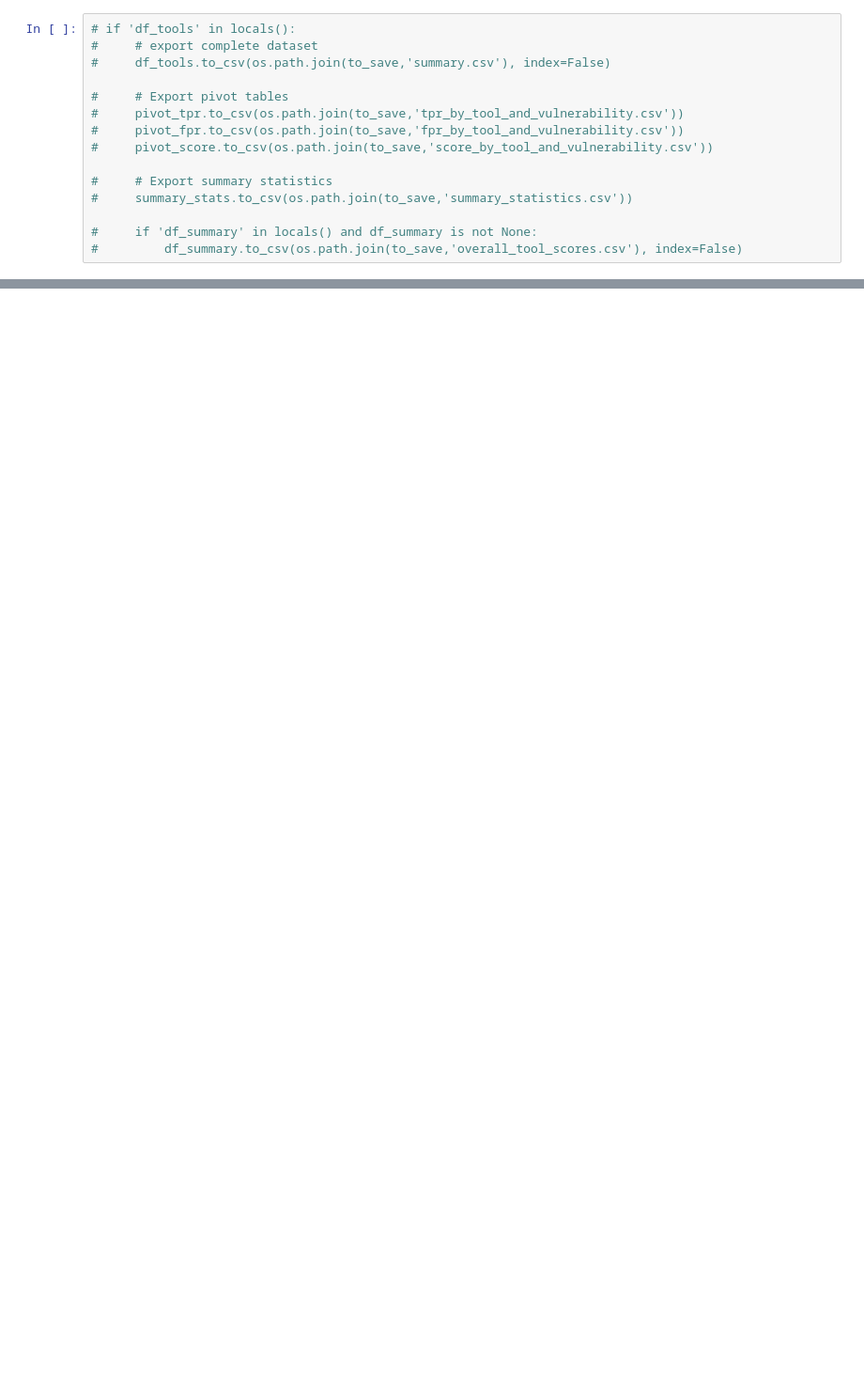
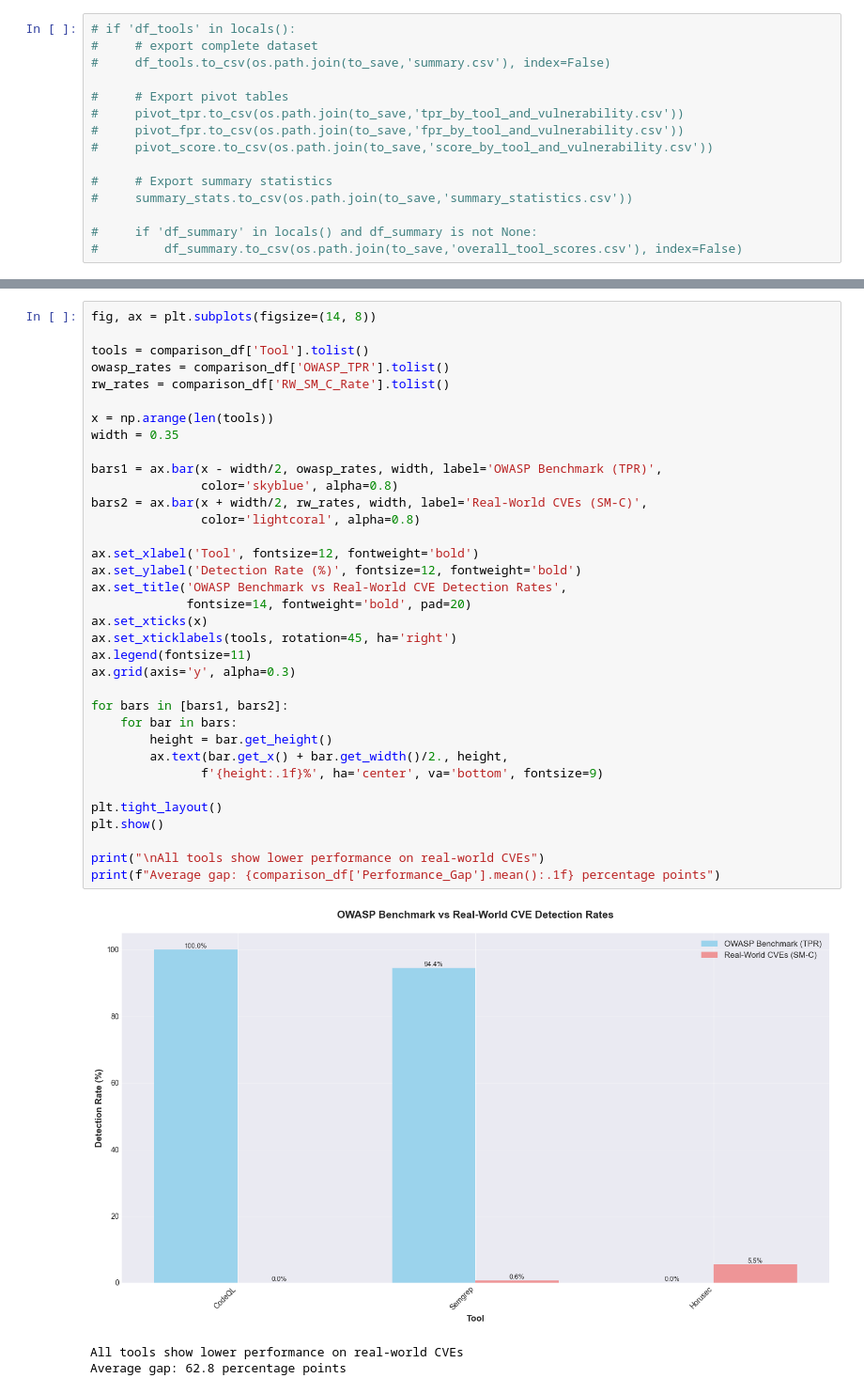
Before and after one commit to ibrahimssmalik/tool_analysis, a Jupyter notebook: sast_scorecard_analysis.ipynb, the cells around one changed output, grey strips where cells are left out. Shown at 94% size. Cells and saved outputs as stored; diff of their text form; blank space fills up the shorter version.

```diff
--- a/sast_scorecard_analysis.ipynb
+++ b/sast_scorecard_analysis.ipynb
@@ -642,0 +749,39 @@ plt.show()
+# %%
+fig, ax = plt.subplots(figsize=(14, 8))
+
+tools = comparison_df['Tool'].tolist()
+owasp_rates = comparison_df['OWASP_TPR'].tolist()
+rw_rates = comparison_df['RW_SM_C_Rate'].tolist()
+
+x = np.arange(len(tools))
+width = 0.35
+
+bars1 = ax.bar(x - width/2, owasp_rates, width, label='OWASP Benchmark (TPR)',
+               color='skyblue', alpha=0.8)
+bars2 = ax.bar(x + width/2, rw_rates, width, label='Real-World CVEs (SM-C)',
+               color='lightcoral', alpha=0.8)
+
+ax.set_xlabel('Tool', fontsize=12, fontweight='bold')
+ax.set_ylabel('Detection Rate (%)', fontsize=12, fontweight='bold')
+ax.set_title('OWASP Benchmark vs Real-World CVE Detection Rates',
+             fontsize=14, fontweight='bold', pad=20)
+ax.set_xticks(x)
+ax.set_xticklabels(tools, rotation=45, ha='right')
+ax.legend(fontsize=11)
+ax.grid(axis='y', alpha=0.3)
+
+for bars in [bars1, bars2]:
+    for bar in bars:
+        height = bar.get_height()
+        ax.text(bar.get_x() + bar.get_width()/2., height,
+               f'{height:.1f}%', ha='center', va='bottom', fontsize=9)
+
+plt.tight_layout()
+plt.show()
+
+print("\nAll tools show lower performance on real-world CVEs")
+print(f"Average gap: {comparison_df['Performance_Gap'].mean():.1f} percentage points")
+# %% [output]
+[figure, added]
+All tools show lower performance on real-world CVEs
+Average gap: 62.8 percentage points
```
Also changed, not shown: parts of 25 cells of this notebook, 12 other files.
